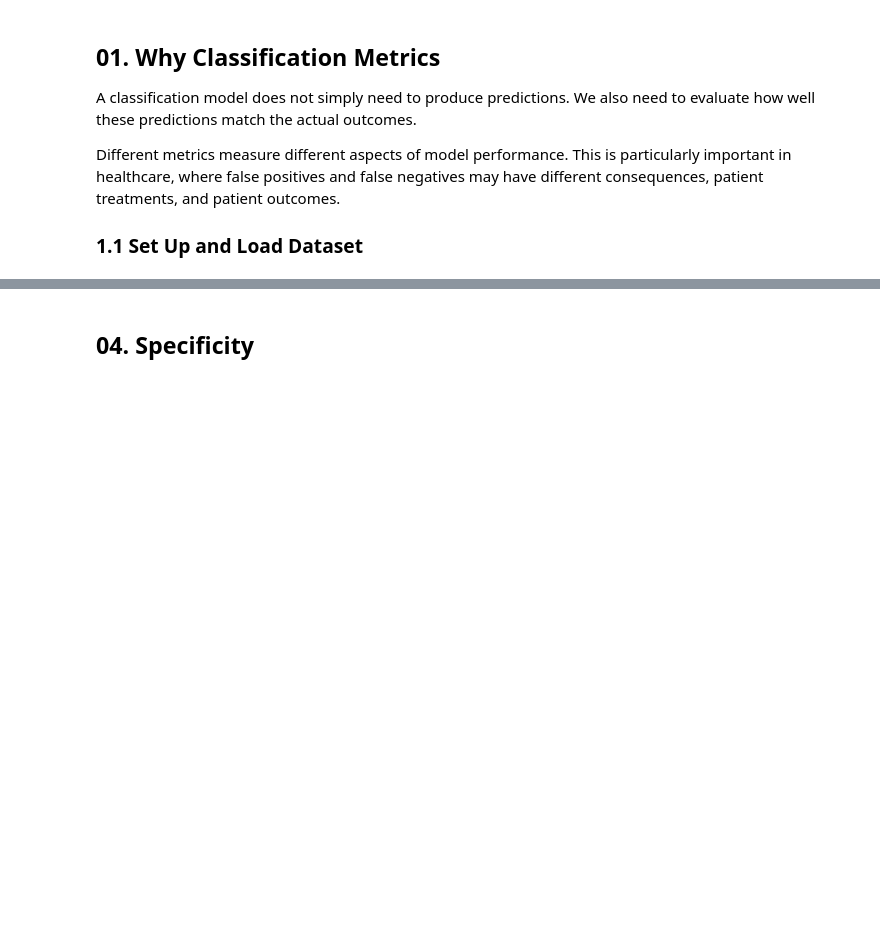
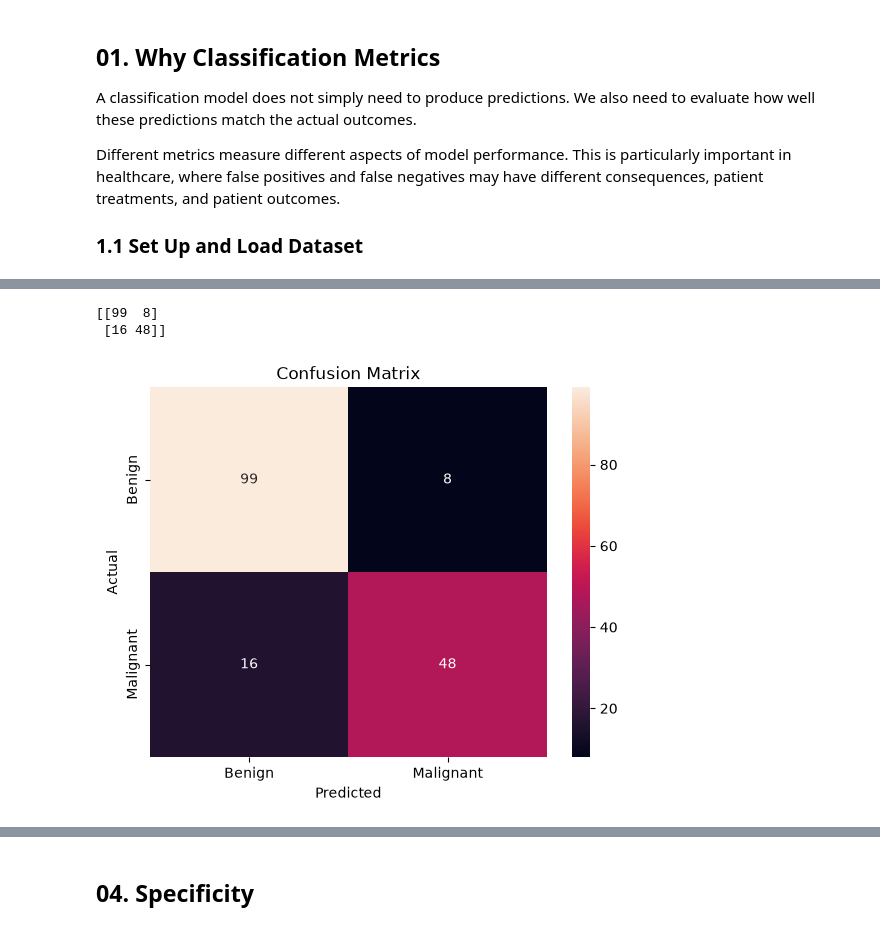
Before and after one commit to hweeenh/machine-learning-foundations, a Jupyter notebook: 05_Classification Metrics/05_classification_metrics.ipynb, the cells around one changed output, grey strips where cells are left out. Cells and saved outputs as stored; diff of their text form; code cells hidden in the pictures; blank space fills up the shorter version.

Commit message:
Updated 01, 03, 04 markdown cells subcategorisation. 05_classification metrics performed accuracy, precision, recall, and f1 score

```diff
--- a/05_Classification Metrics/05_classification_metrics.ipynb
+++ b/05_Classification Metrics/05_classification_metrics.ipynb
@@ -45,0 +50,27 @@ Modules Imported
+# %%
+#import modules
+from sklearn.model_selection import train_test_split
+from sklearn.linear_model import LogisticRegression
+
+#set variables
+X = df[['radius_mean']]
+y = df['diagnosis']
+
+#Train logistic regression model
+X_train, X_test, y_train, y_test = train_test_split(X, y, test_size=0.3, random_state=42, stratify=y)
+model = LogisticRegression()
+model.fit(X_train, y_train)
+print("Model trained")
+
+#y_pred is predicted class (0/1), use for confusion matrix, accuracy, precision, recall, specificity, F1.
+#Threshold 0.5.
+y_pred = model.predict(X_test)
+print(f"Predicted classes: {y_pred[:10]}")
+
+#y_prob is predicted probability of malignancy (0-1), use for ROC and AUC
+y_prob = model.predict_proba(X_test)[:, 1]
+print(f"Predicted probabilities: {y_prob[:10]}")
+
+#Put into table for easy comparison
+table = pd.DataFrame({'Predicted Class': y_pred[:10], 'Predicted Probability': y_prob[:10]})
+print(table)
@@ -47,0 +104,18 @@ Modules Imported
+# %%
+#import module
+from sklearn.metrics import confusion_matrix
+
+#generate confusion matrix
+cm = confusion_matrix(y_test, y_pred)
+print(cm)
+
+#visualise confusion matrix
+sns.heatmap(cm, annot=True, xticklabels=['Benign', 'Malignant'], yticklabels=['Benign', 'Malignant'])
+plt.xlabel('Predicted')
+plt.ylabel('Actual')
+plt.title('Confusion Matrix')
+plt.show()
+# %% [output]
+[[99  8]
+ [16 48]]
+[figure, added]
```
Also changed, not shown: parts of 15 cells of this notebook, 3 other files.
